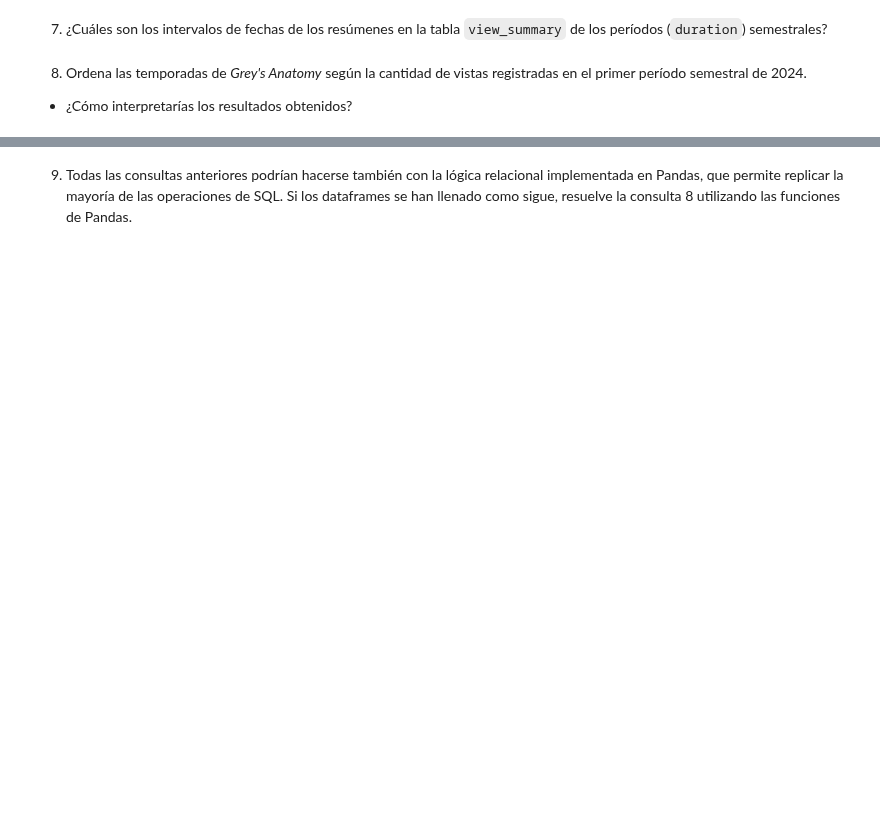
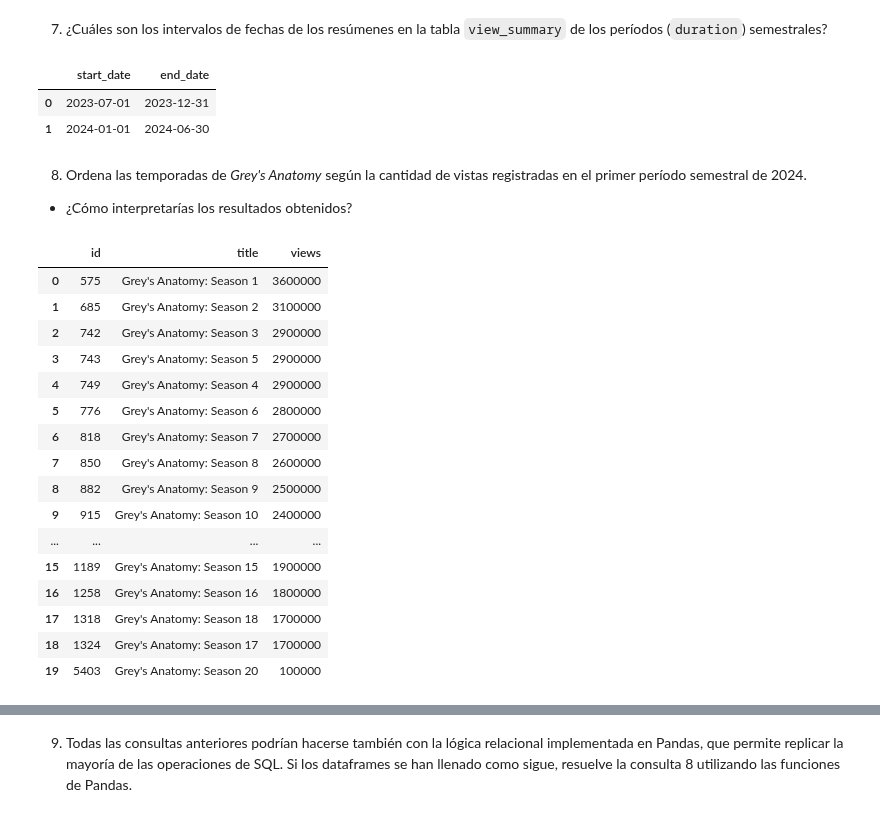
Before and after one commit to joshgc19/tc5053-datascience-A01841021-joshua-gamboa, a Jupyter notebook: Actividad3BDManipulacion.ipynb, the cells around one changed output, grey strips where cells are left out. Cells and saved outputs as stored; diff of their text form; code cells hidden in the pictures; blank space fills up the shorter version.

```diff
--- a/Actividad3BDManipulacion.ipynb
+++ b/Actividad3BDManipulacion.ipynb
@@ -80,5 +211,46 @@ pd.read_sql(query, conn)
 # %% [markdown]
 7.	¿Cuáles son los intervalos de fechas de los resúmenes en la tabla `view_summary` de los períodos (`duration`) semestrales?
+# %%
+query_db("""
+  SELECT DISTINCT start_date, end_date
+  FROM view_summary
+  WHERE duration = 'SEMI_ANNUALLY'
+  ORDER BY start_date
+""")
+# %% [output]
+|  | start_date | end_date |
+| 0 | 2023-07-01 | 2023-12-31 |
+| 1 | 2024-01-01 | 2024-06-30 |
 # %% [markdown]
 8.	Ordena las temporadas de *Grey's Anatomy* según la cantidad de vistas registradas en el primer período semestral de 2024.
 * ¿Cómo interpretarías los resultados obtenidos?
+# %%
+query_db("""
+  SELECT s.id, s.title, vs.views
+  FROM season s
+  JOIN view_summary vs ON s.id = vs.season_id
+  JOIN tv_show ts ON ts.id = s.tv_show_id
+  WHERE vs.start_date = '2024-01-01'
+    AND vs.end_date = '2024-06-30'
+    AND vs.duration = 'SEMI_ANNUALLY'
+    AND ts.title = 'Grey''s Anatomy'
+  ORDER BY vs.views DESC
+""")
+# %% [output]
+|  | id | title | views |
+| 0 | 575 | Grey's Anatomy: Season 1 | 3600000 |
+| 1 | 685 | Grey's Anatomy: Season 2 | 3100000 |
+| 2 | 742 | Grey's Anatomy: Season 3 | 2900000 |
+| 3 | 743 | Grey's Anatomy: Season 5 | 2900000 |
+| 4 | 749 | Grey's Anatomy: Season 4 | 2900000 |
+| 5 | 776 | Grey's Anatomy: Season 6 | 2800000 |
+| 6 | 818 | Grey's Anatomy: Season 7 | 2700000 |
+| 7 | 850 | Grey's Anatomy: Season 8 | 2600000 |
+| 8 | 882 | Grey's Anatomy: Season 9 | 2500000 |
+| 9 | 915 | Grey's Anatomy: Season 10 | 2400000 |
+| ... | ... | ... | ... |
+| 15 | 1189 | Grey's Anatomy: Season 15 | 1900000 |
+| 16 | 1258 | Grey's Anatomy: Season 16 | 1800000 |
+| 17 | 1318 | Grey's Anatomy: Season 18 | 1700000 |
+| 18 | 1324 | Grey's Anatomy: Season 17 | 1700000 |
+| 19 | 5403 | Grey's Anatomy: Season 20 | 100000 |
```
Also changed, not shown: parts of 18 cells of this notebook.
